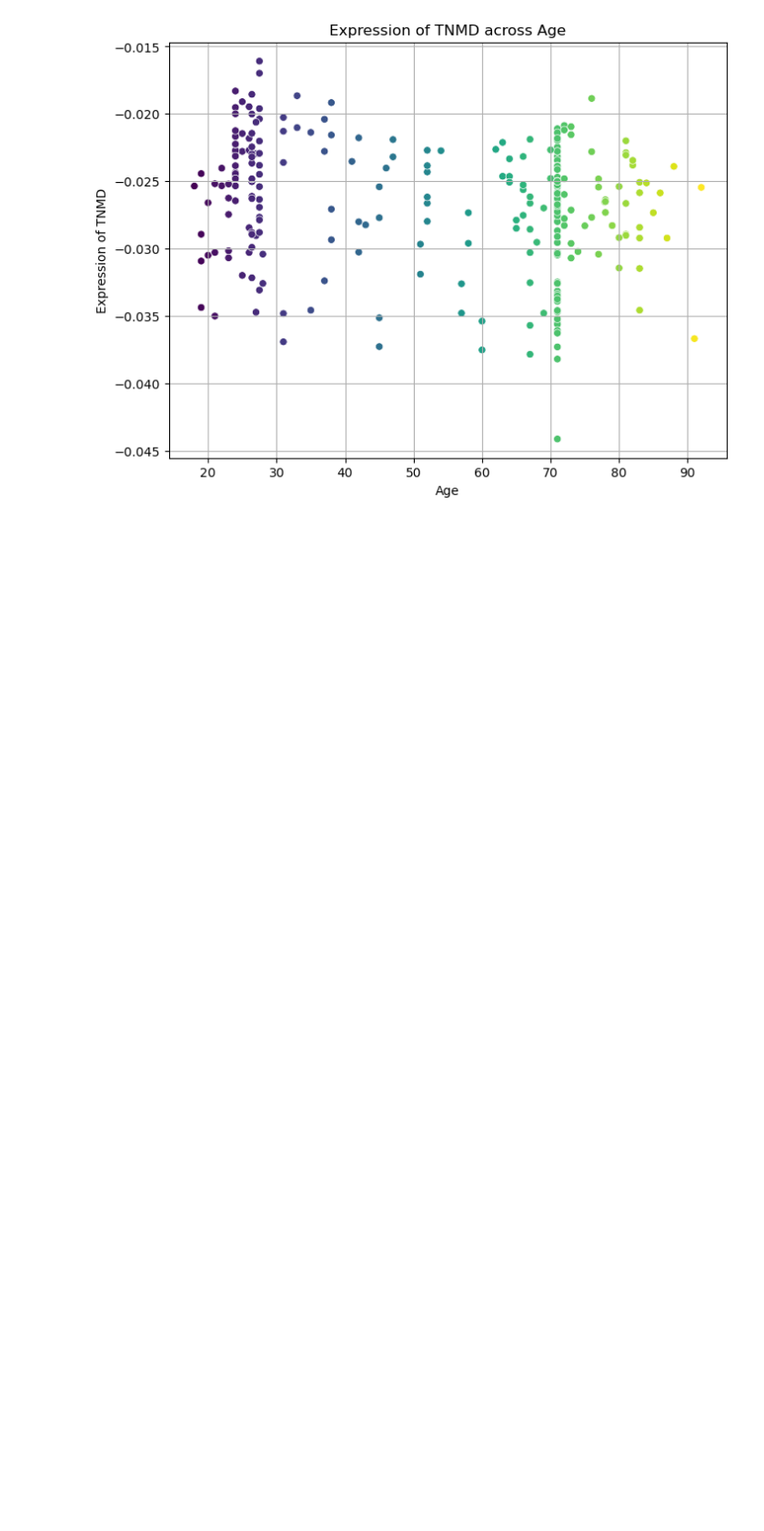
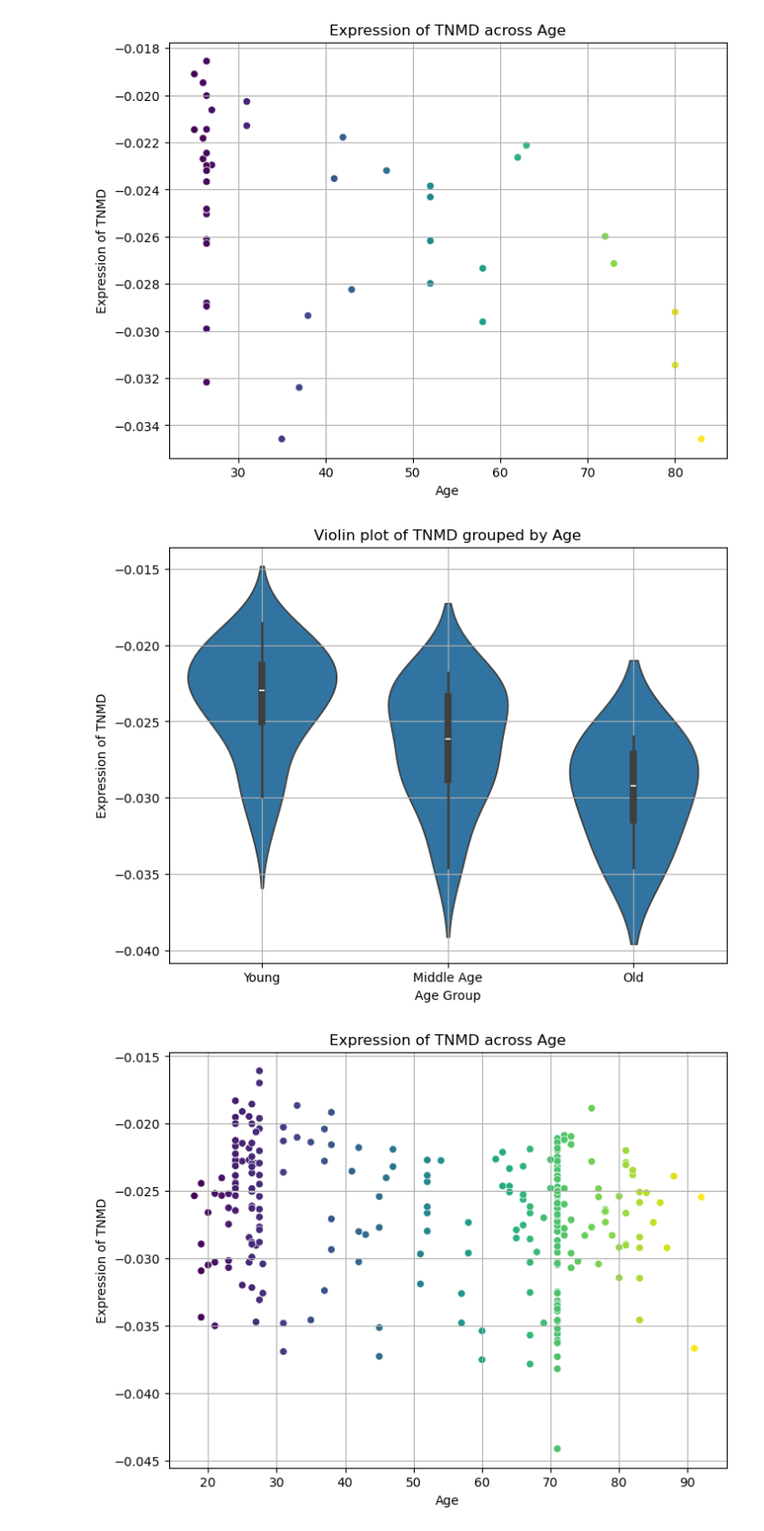
Before and after one commit to GuerreroVazquez/expression_profiles, a Jupyter notebook: Ploting_profiles.ipynb, the cells around one changed output. Shown at 91% size. Saved outputs shown, nothing was run; the diff lists cells and outputs as text; code cells hidden in the pictures; blank space fills up the shorter version.

```diff
--- a/Ploting_profiles.ipynb
+++ b/Ploting_profiles.ipynb
@@ -6,2 +50,2 @@ import seaborn as sns
 # %%
-expression_data = pd.read_csv('data/RNAseq_z_score_adjustedCombat_just_age_symbols.csv')
+expression_data = pd.read_csv('data/RNAseq_z_score_adjustedCombat_symbols.csv')
@@ -7,0 +62,12 @@ expression_data = pd.read_csv('data/RNAseq_z_score_adjustedCombat_just_age_symbo
+# %%
+female_samples = []
+with open('data/female_samples.txt', 'r') as file:
+    female_samples = [line.strip() for line in file]
+male_samples = []
+with open('data/male_samples.txt', 'r') as file:
+    male_samples = [line.strip() for line in file]
+# %%
+expression_data['Sex'] = expression_data['Sample'].apply(lambda x: 'Male' if x in male_samples else 'Female' if x in female_samples else 'Unknown')
+# %%
+female_expression = expression_data[expression_data['Sample'].isin(female_samples)]
+female_expression.head()
@@ -8,5 +82,10 @@ expression_data = pd.read_csv('data/RNAseq_z_score_adjustedCombat_just_age_symbo
 # %%
 from ploting_profiles import *
+# %%
+gene_profile(female_expression, 'TNMD')
+# %% [output]
+[figure, added]
+[figure, added]
 # %%
 gene_profile(expression_data, 'TNMD')
 # %% [output]
```
Also changed, not shown: parts of 4 cells of this notebook, 3 other files.
